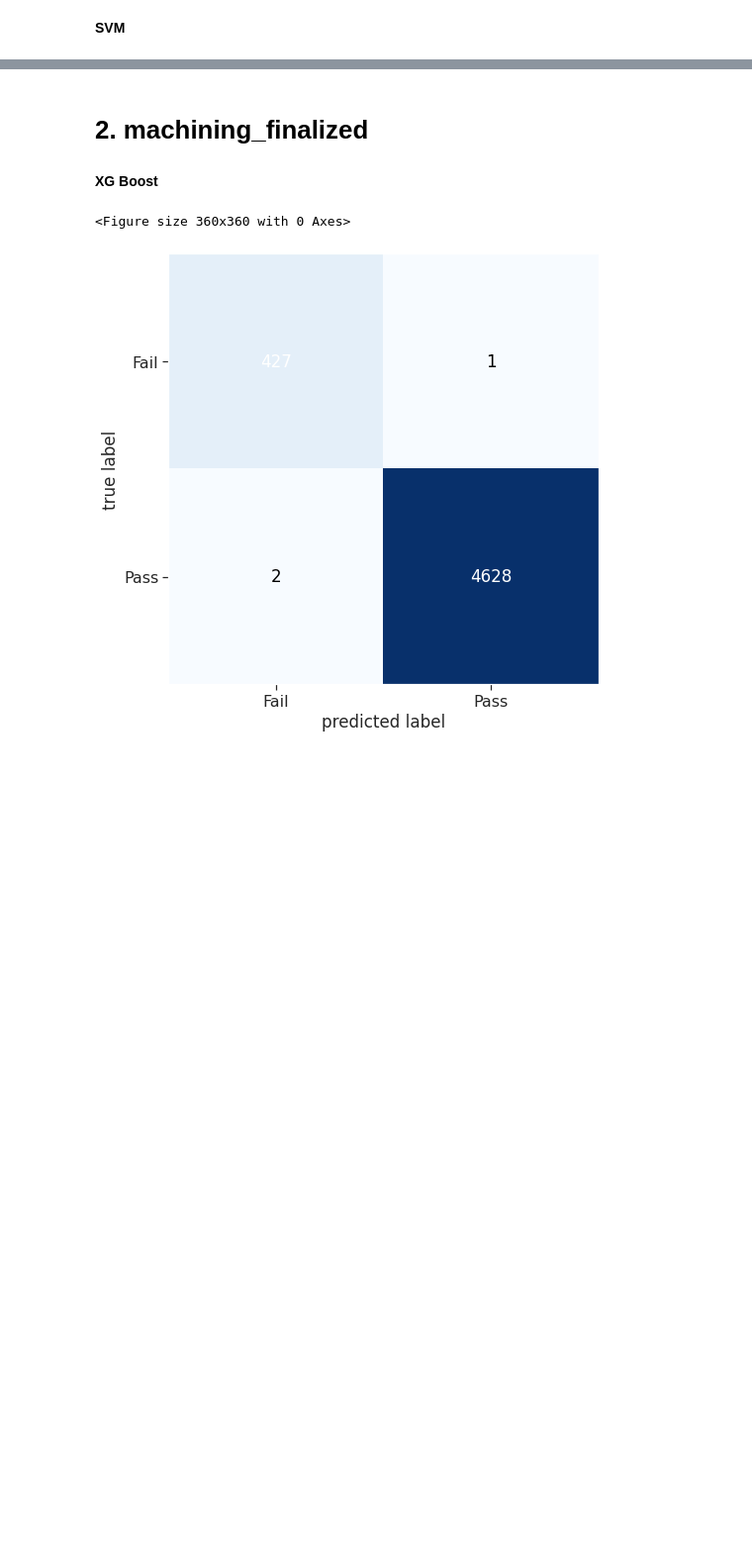
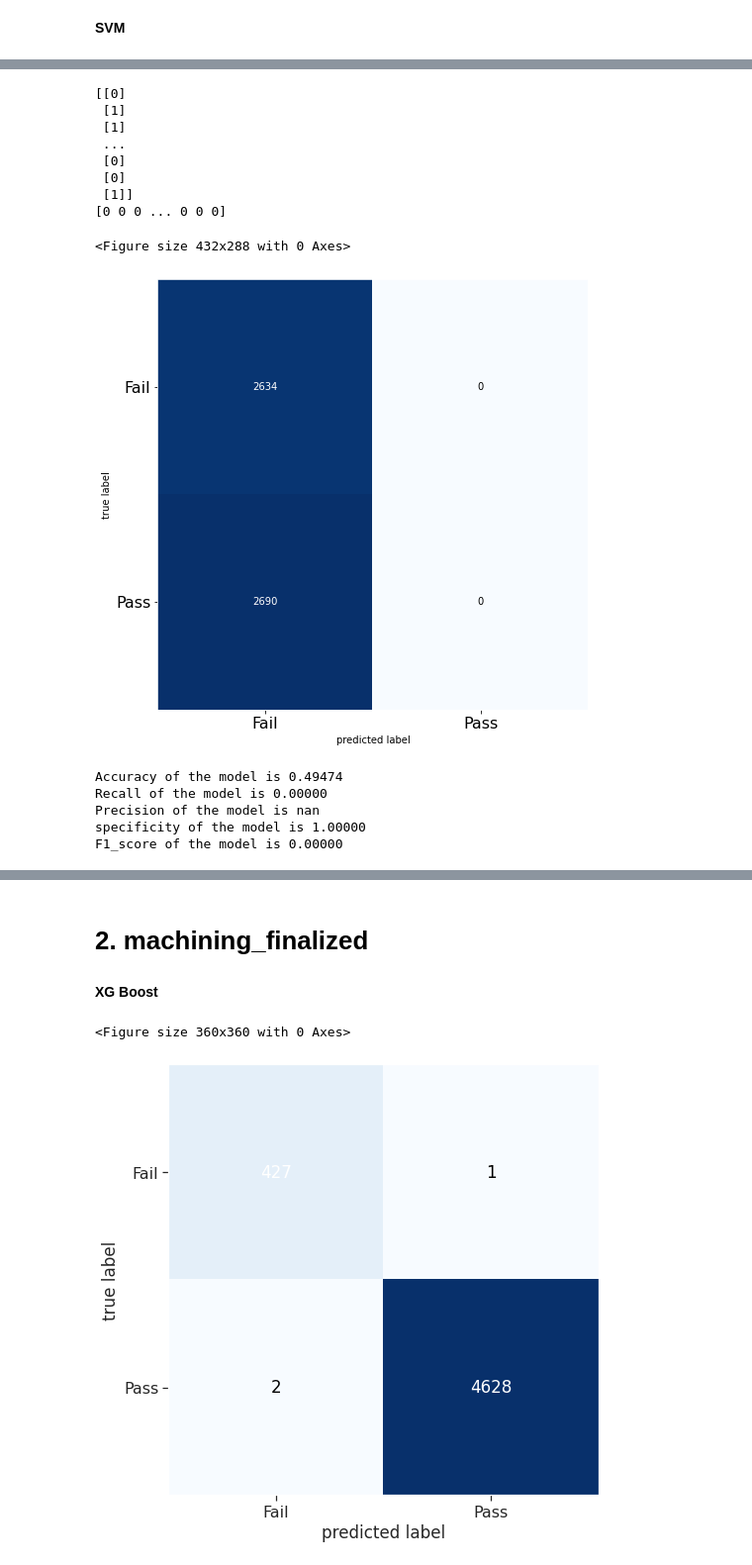
Before and after one commit to myschl/ML-DL, a Jupyter notebook: CNC_Milling_Clasificatiojn.ipynb, the cells around one changed output, grey strips where cells are left out. Shown at 99% size. Cells and saved outputs as stored; diff of their text form; code cells hidden in the pictures; blank space fills up the shorter version.

```diff
--- a/CNC_Milling_Clasificatiojn.ipynb
+++ b/CNC_Milling_Clasificatiojn.ipynb
@@ -452,0 +618,20 @@ AUC Score :  0.7664641794913087
+# %%
+# Evaluating my model using CM, precsion, and recal
+preds, original_test_labels = get_Model_prediction(model, test_data, test_labels)
+get_Evaluation_matrics(preds, original_test_labels)
+# %% [output]
+[[0]
+ [1]
+ [1]
+ ...
+ [0]
+ [0]
+ [1]]
+[0 0 0 ... 0 0 0]
+<Figure size 432x288 with 0 Axes>
+[figure, added]
+Accuracy of the model is 0.49474
+Recall of the model is 0.00000
+Precision of the model is nan
+specificity of the model is 1.00000
+F1_score of the model is 0.00000
```
Also changed, not shown: parts of 26 cells of this notebook.
